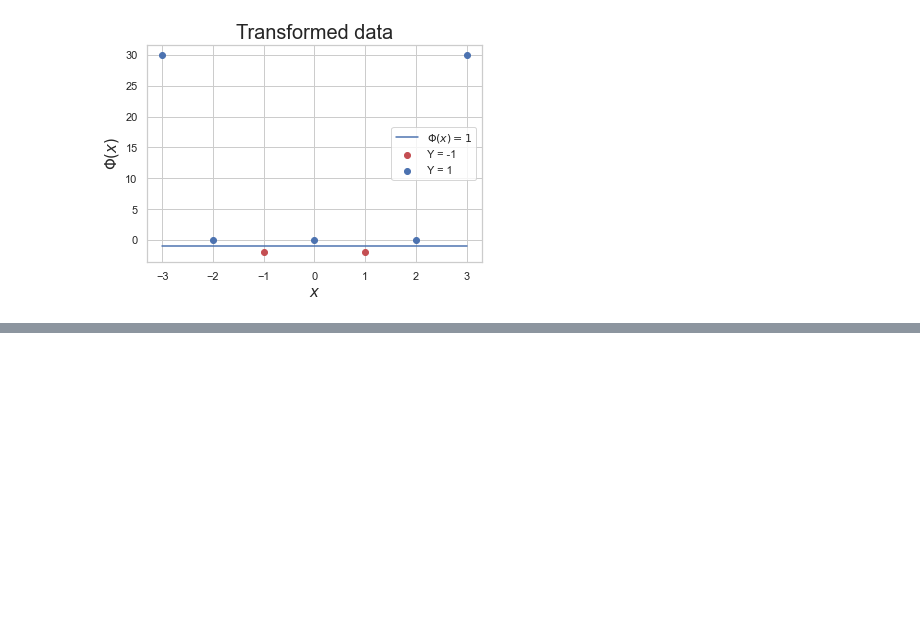
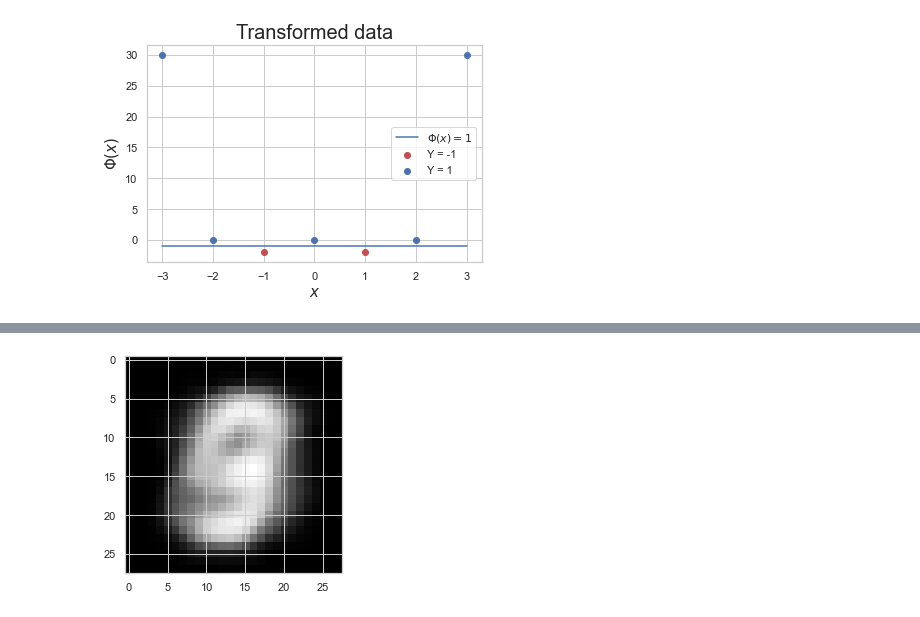
Before and after one commit to Plabrum/cs181-s21-homeworks, a Jupyter notebook: hw4/p1.ipynb, the cells around one changed output, grey strips where cells are left out. Drawn from its saved outputs; the diff is of its cells as text; code cells hidden in the pictures; blank space fills up the shorter version.

```diff
--- a/hw4/p1.ipynb
+++ b/hw4/p1.ipynb
@@ -48,0 +52,5 @@ plt.show()
+# %%
+def disp(array):
+    plt.figure()
+    plt.imshow(array.reshape(28,28), cmap='Greys_r')
+    plt.show()
@@ -48,0 +63,5 @@ plt.show()
+# %%
+mu = cluster_mean(resp, X)
+disp(mu[0])
+# %% [output]
+[figure, added]
```
Also changed, not shown: parts of 19 cells of this notebook, 2 other files.
